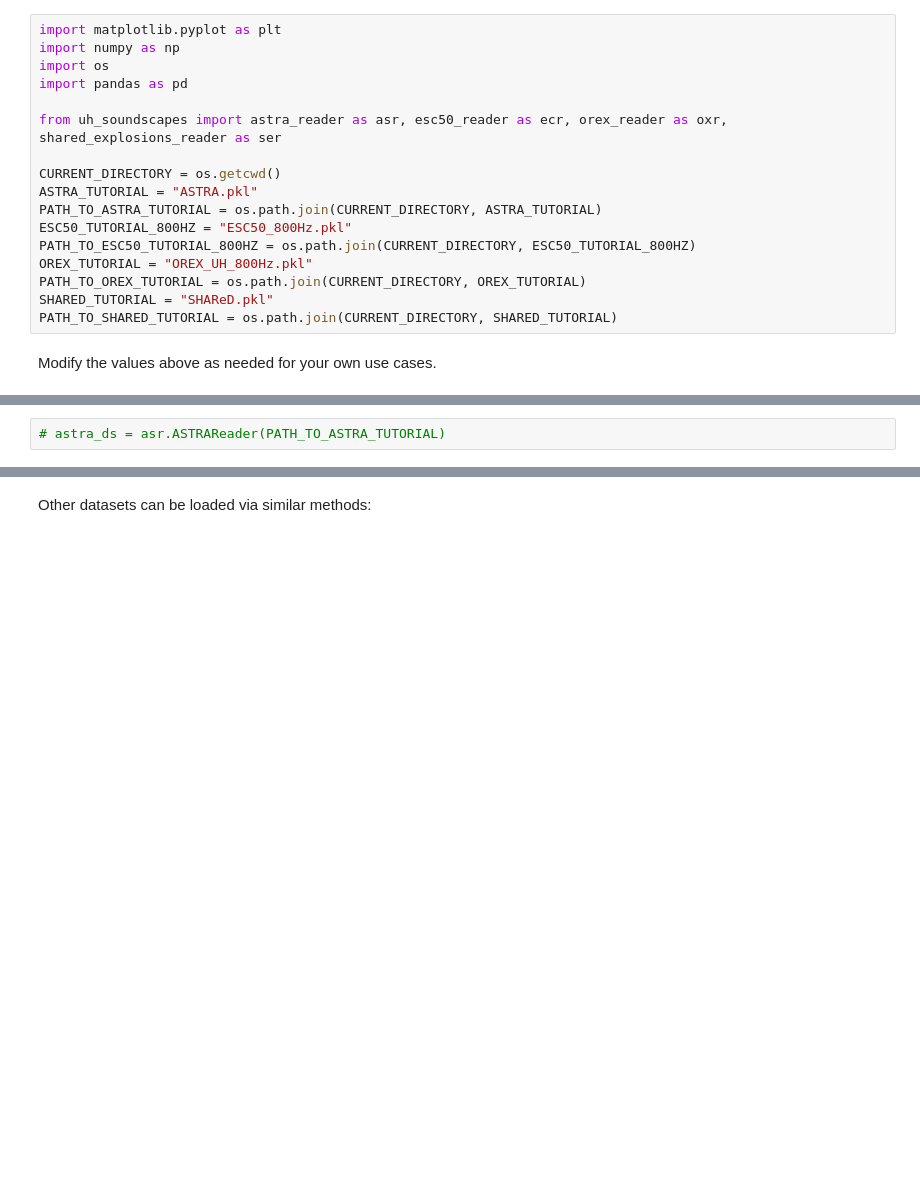
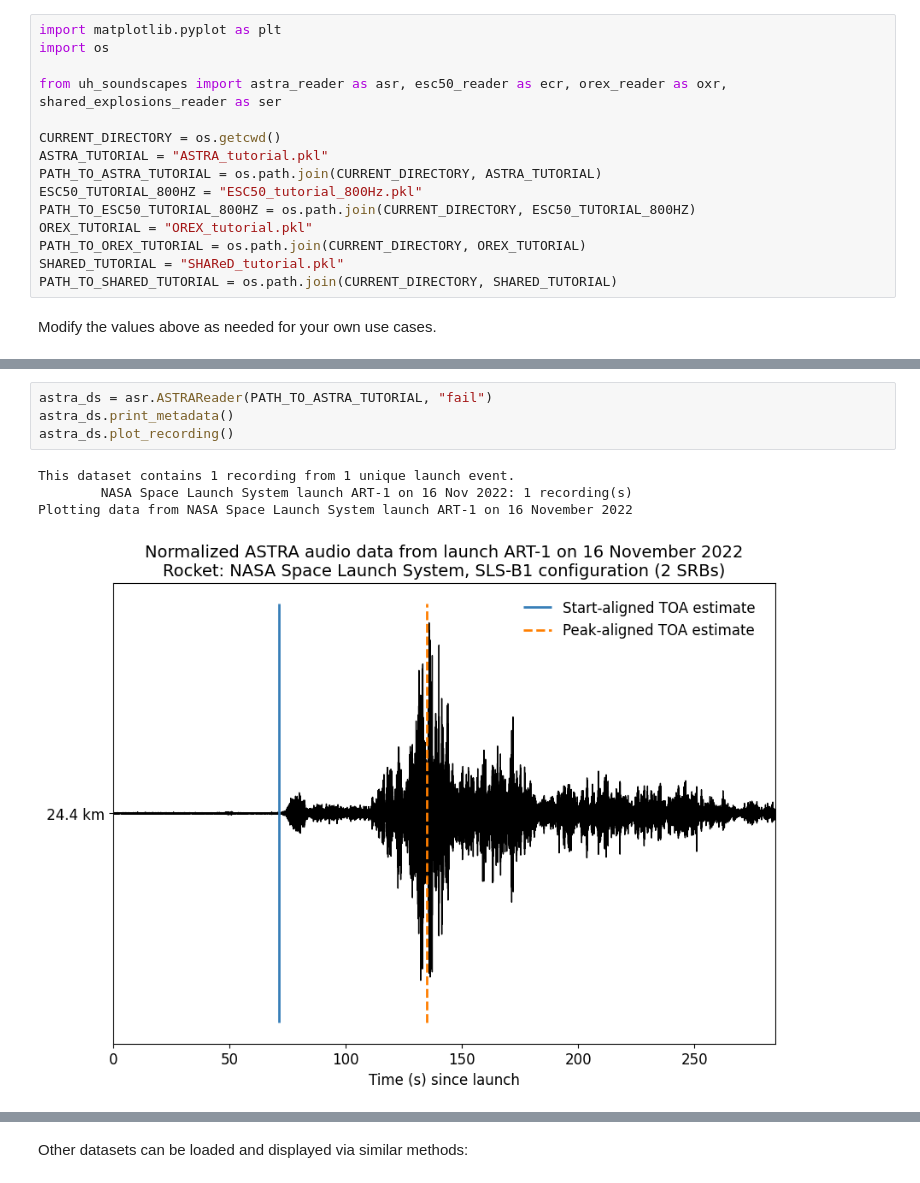
Before and after one commit to ISLA-UH/UH_Soundscapes, a Jupyter notebook: notebooks/reader_tutorial.ipynb, the cells around one changed output, grey strips where cells are left out. Drawn from its saved outputs; the diff is of its cells as text; blank space fills up the shorter version.

Commit message:
updated reader tutorial notebook fixed issues with reader classes not functioning properly note: run tests before final push

```diff
--- a/notebooks/reader_tutorial.ipynb
+++ b/notebooks/reader_tutorial.ipynb
@@ -8,20 +8,18 @@ The data sets can be found at __[Soundscapes Archive](https://www.higp.hawaii.ed
 The following cell contains the necessary imports and constants to run this example.
 # %%
 import matplotlib.pyplot as plt
-import numpy as np
 import os
-import pandas as pd
 
 from uh_soundscapes import astra_reader as asr, esc50_reader as ecr, orex_reader as oxr, shared_explosions_reader as ser
 
 CURRENT_DIRECTORY = os.getcwd()
-ASTRA_TUTORIAL = "ASTRA.pkl"
+ASTRA_TUTORIAL = "ASTRA_tutorial.pkl"
 PATH_TO_ASTRA_TUTORIAL = os.path.join(CURRENT_DIRECTORY, ASTRA_TUTORIAL)
-ESC50_TUTORIAL_800HZ = "ESC50_800Hz.pkl"
+ESC50_TUTORIAL_800HZ = "ESC50_tutorial_800Hz.pkl"
 PATH_TO_ESC50_TUTORIAL_800HZ = os.path.join(CURRENT_DIRECTORY, ESC50_TUTORIAL_800HZ)
-OREX_TUTORIAL = "OREX_UH_800Hz.pkl"
+OREX_TUTORIAL = "OREX_tutorial.pkl"
 PATH_TO_OREX_TUTORIAL = os.path.join(CURRENT_DIRECTORY, OREX_TUTORIAL)
-SHARED_TUTORIAL = "SHAReD.pkl"
+SHARED_TUTORIAL = "SHAReD_tutorial.pkl"
 PATH_TO_SHARED_TUTORIAL = os.path.join(CURRENT_DIRECTORY, SHARED_TUTORIAL)
 # %% [markdown]
 Modify the values above as needed for your own use cases.
@@ -33,2 +33,9 @@ In order to load the ASTRA dataset using the ASTRAReader class, we need to make
 # %%
-# astra_ds = asr.ASTRAReader(PATH_TO_ASTRA_TUTORIAL)
+astra_ds = asr.ASTRAReader(PATH_TO_ASTRA_TUTORIAL, "fail")
+astra_ds.print_metadata()
+astra_ds.plot_recording()
+# %% [output]
+This dataset contains 1 recording from 1 unique launch event.
+        NASA Space Launch System launch ART-1 on 16 Nov 2022: 1 recording(s)
+Plotting data from NASA Space Launch System launch ART-1 on 16 November 2022
+[figure, added]
@@ -35,3 +43,3 @@ In order to load the ASTRA dataset using the ASTRAReader class, we need to make
 # %% [markdown]
-Other datasets can be loaded via similar methods:
+Other datasets can be loaded and displayed via similar methods:
 # %%
```
Also changed, not shown: parts of 5 cells of this notebook, 2 other files.
